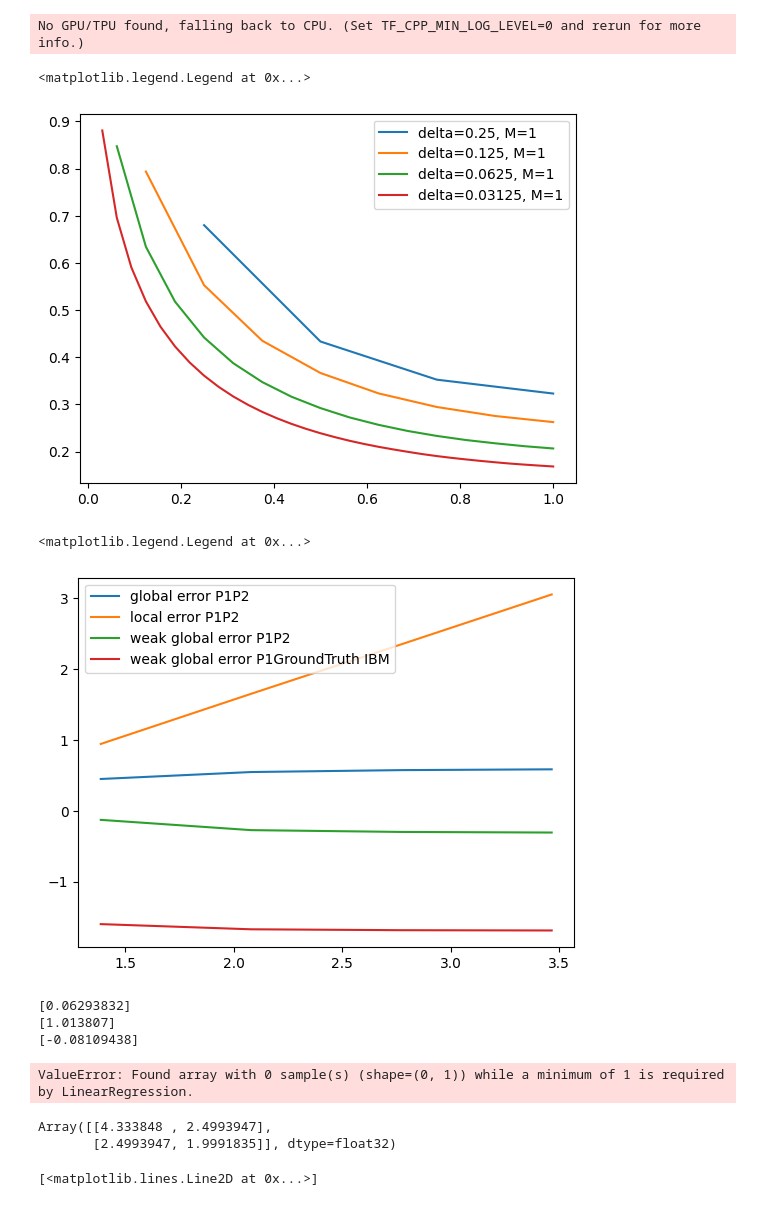
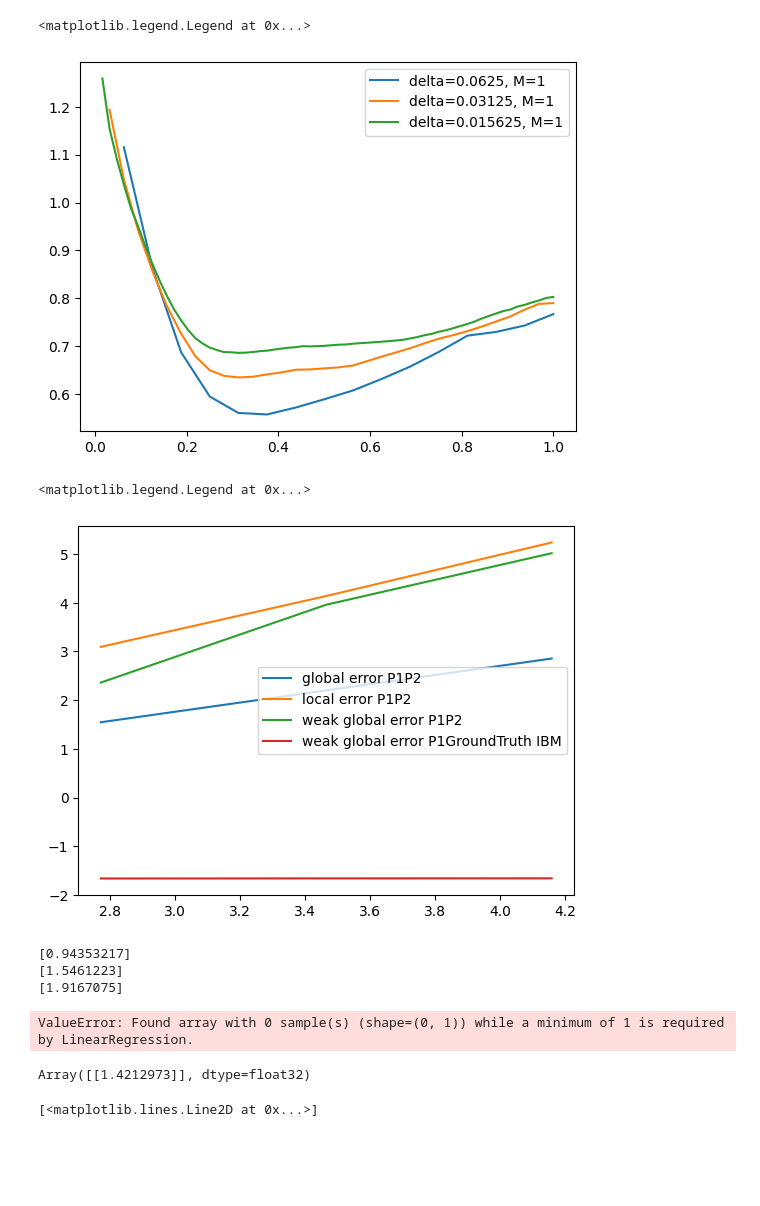
Before and after one commit to ylefay/bayesianSDEsolver, a Jupyter notebook: scripts/Untitled.ipynb, the cells around one changed output. Cells and saved outputs as stored; diff of their text form; code cells hidden in the pictures; blank space fills up the shorter version.

```diff
--- a/scripts/Untitled.ipynb
+++ b/scripts/Untitled.ipynb
@@ -5,36 +5,35 @@ import matplotlib.pyplot as plt
 import numpy as np
 from sklearn.linear_model import LinearRegression
 # %%
-Ns = jnp.array([4, 8, 16, 32])
-deltas = jnp.array([0.25, 0.125, 0.0625, 0.03125])
+Ns = jnp.array([16, 32,64])
+deltas = jnp.array([0.0625, 0.03125, 0.015625])
 fineDeltas = Ns ** 1
 Mdeltas = jnp.ones((len(deltas),)) * Ns ** 0
 Ndeltas = Ns
 
 folder = "./"
 solver_name = "ekf0"
 problem_name = "test"
 
 prefix = f"{solver_name}_{problem_name}"
 for n in range(len(Ndeltas)):
     delta = deltas[n]
     N = int(Ndeltas[n])
     M = int(Mdeltas[n])
     fine = int(fineDeltas[n])
     paths_1 = jnp.load(f'{folder}/{prefix}_pathwise_sols_{N}_{M}.npy')
     paths_2 = jnp.load(f'{folder}/{prefix}_pathwise_sols2_{N}_{fine}.npy')
     N = int(N)
     N += 1
     assert N == len(paths_1[0]) == len(paths_2[0])
     ts = jnp.linspace(0, 1, N)
     ranged = range(N)
     plt.plot(ts, jnp.log(jnp.mean(jnp.linalg.norm(paths_1 - paths_2, axis=-1), axis=0)) / jnp.log(delta),
              label=f'delta={delta}, M={M}')
 plt.legend()
 # %% [output]
-No GPU/TPU found, falling back to CPU. (Set TF_CPP_MIN_LOG_LEVEL=0 and rerun for more info.)
+<matplotlib.legend.Legend at 0x...>
-<matplotlib.legend.Legend at 0x...>
-[figure, old version]
+[figure, new version]
 # %%
 STRONG_GLOBAL_ERRORS_P1P2 = []
 STRONG_LOCAL_ERRORS_P1P2 = []
@@ -78,7 +77,7 @@ plt.plot(-jnp.log(deltas), -jnp.log(WEAK_GLOBAL_ERRORS_P1GroundTruth), label='we
 plt.legend()
 # %% [output]
 <matplotlib.legend.Legend at 0x...>
-[figure, old version]
+[figure, new version]
 # %%
 linear_regressor = LinearRegression().fit(-jnp.log(deltas).reshape(-1, 1), -jnp.log(STRONG_GLOBAL_ERRORS_P1P2))
 print(linear_regressor.coef_)
@@ -89,9 +88,9 @@ print(linear_regressor.coef_)
 linear_regressor = LinearRegression().fit(-jnp.log(deltas)[:-4].reshape(-1, 1), -jnp.log(WEAK_GLOBAL_ERRORS_P1GroundTruth[:-4]))
 print(linear_regressor.coef_)
 # %% [output]
-[0.06293832]
-[1.013807]
-[-0.08109438]
+[0.94353217]
+[1.5461223]
+[1.9167075]
 ValueError: Found array with 0 sample(s) (shape=(0, 1)) while a minimum of 1 is required by LinearRegression.
 # %%
 jnp.save(f'{prefix}_STRONG_GLOBAL_ERRORS', jnp.array([deltas, STRONG_GLOBAL_ERRORS_P1P2]))
@@ -101,8 +100,7 @@ jnp.save(f'{prefix}_WEAK_GLOBAL_ERRORS', jnp.array([deltas, WEAK_GLOBAL_ERRORS_P
 # %%
 jnp.mean(MOMENT_P1, axis=0)[-1]
 # %% [output]
-Array([[4.333848 , 2.4993947],
-       [2.4993947, 1.9991835]], dtype=float32)
+Array([[1.4212973]], dtype=float32)
 # %%
 STRONG_GLOBAL_ERRORS = jnp.load(f'{prefix}_STRONG_GLOBAL_ERRORS.npy')
 STRONG_LOCAL_ERRORS = jnp.load(f'{prefix}_STRONG_LOCAL_ERRORS.npy')
```
Also changed, not shown: parts of 10 cells of this notebook, 2 other files.
